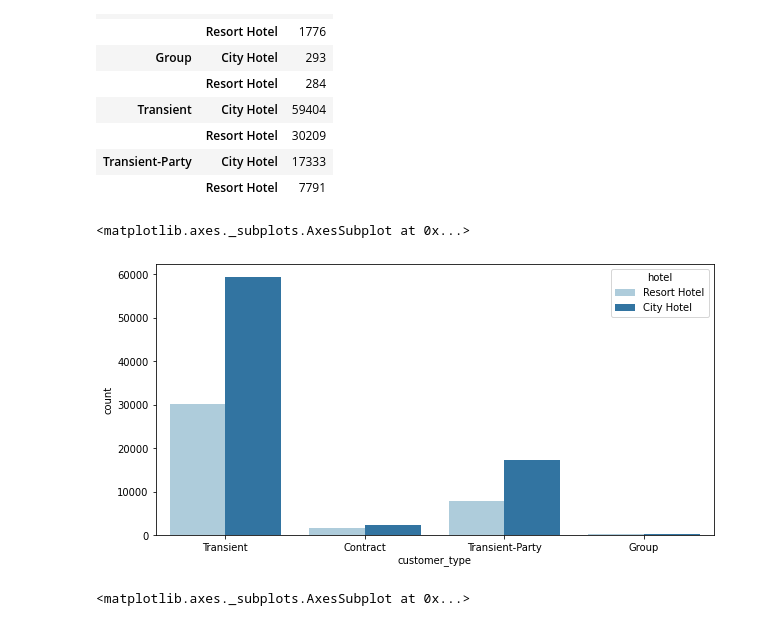
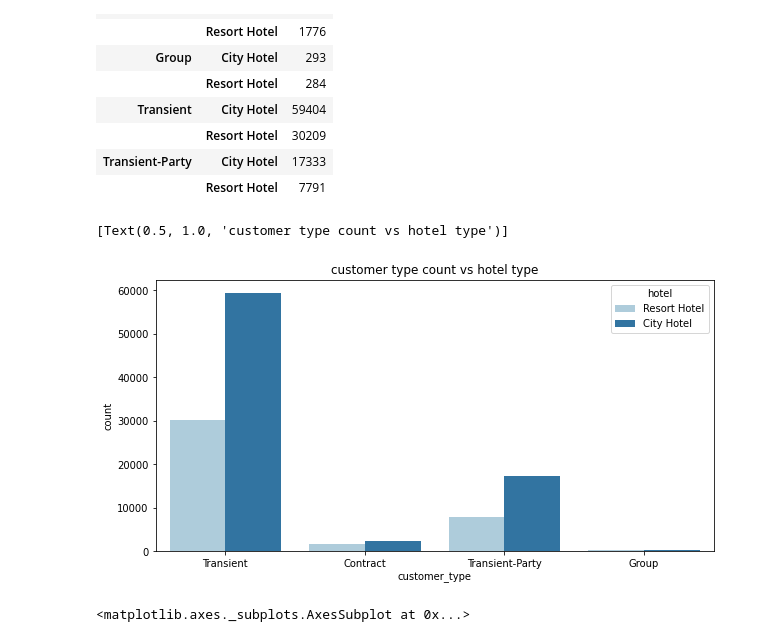
Before and after one commit to dkd99/hotel-booking-analysis, a Jupyter notebook: Hotel_Booking_Analysis_Capstone_Project.ipynb, the cells around one changed output. Drawn from its saved outputs; the diff is of its cells as text; code cells hidden in the pictures.

```diff
--- a/Hotel_Booking_Analysis_Capstone_Project.ipynb
+++ b/Hotel_Booking_Analysis_Capstone_Project.ipynb
@@ -736,10 +810,10 @@ hotel_df[['customer_type','hotel','adr']].groupby(['customer_type','hotel']).agg
 | Transient-Party | City Hotel | 17333 |
 |  | Resort Hotel | 7791 |
 # %%
-sns.countplot(x='customer_type',data=hotel_df,hue='hotel',palette='Paired')
+sns.countplot(x='customer_type',data=hotel_df,hue='hotel',palette='Paired').set(title='customer type count vs hotel type')
 # %% [output]
-<matplotlib.axes._subplots.AxesSubplot at 0x...>
+[Text(0.5, 1.0, 'customer type count vs hotel type')]
-[figure, old version]
+[figure, new version]
 # %%
 hotel_df[['customer_type','hotel','adr']].groupby(['customer_type','hotel']).aggregate({'adr':'count'}).rename(columns={'adr':'count'}).plot(kind='bar',title='customer_type vs hotel type plot')
 # %% [output]
```
Also changed, not shown: parts of 24 cells of this notebook.
